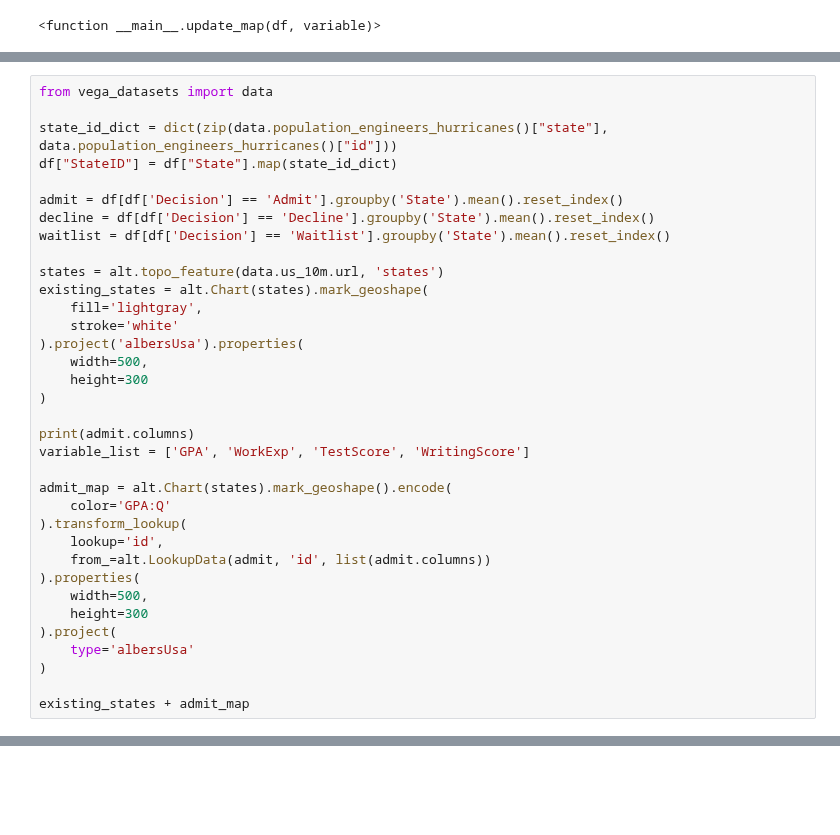
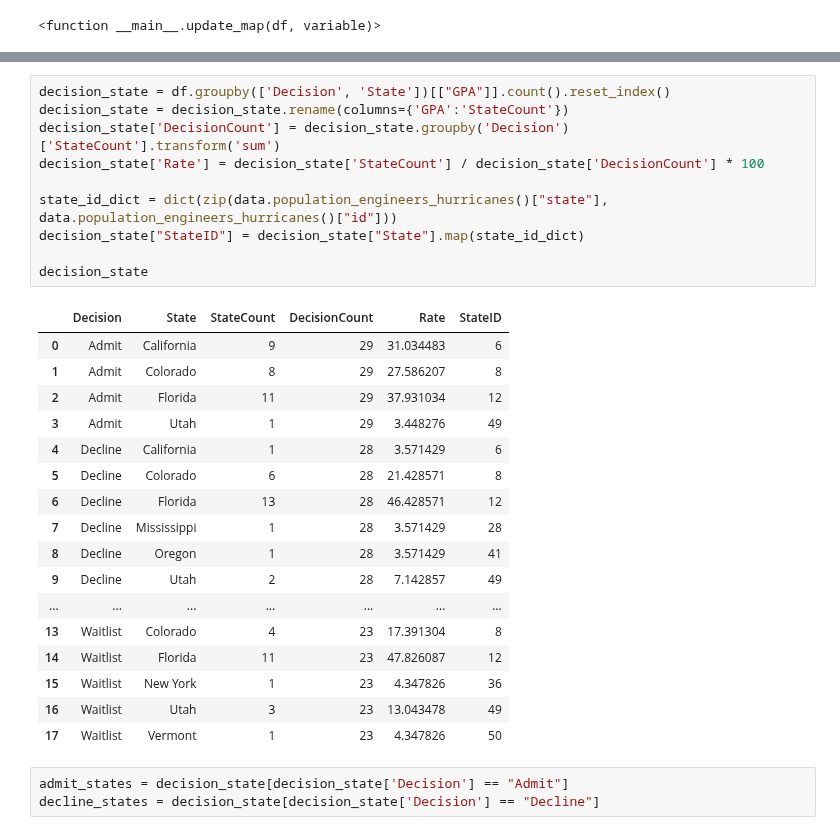
Before and after one commit to ad1589/dsan-5900.github.io, a Jupyter notebook: code/eda.ipynb, the cells around one changed output, grey strips where cells are left out. Cells and saved outputs as stored; diff of their text form; blank space fills up the shorter version.

```diff
--- a/code/eda.ipynb
+++ b/code/eda.ipynb
@@ -337,38 +339,3 @@ states + choropleth
 
 'add_selection' is deprecated. Use 'add_params' instead.
 [interactive output not drawn]
-# %%
-from vega_datasets import data
-
-state_id_dict = dict(zip(data.population_engineers_hurricanes()["state"], data.population_engineers_hurricanes()["id"]))
-df["StateID"] = df["State"].map(state_id_dict)
-
-admit = df[df['Decision'] == 'Admit'].groupby('State').mean().reset_index()
-decline = df[df['Decision'] == 'Decline'].groupby('State').mean().reset_index()
-waitlist = df[df['Decision'] == 'Waitlist'].groupby('State').mean().reset_index()
-
-states = alt.topo_feature(data.us_10m.url, 'states')
-existing_states = alt.Chart(states).mark_geoshape(
-    fill='lightgray',
-    stroke='white'
-).project('albersUsa').properties(
-    width=500,
-    height=300
-)
-
-print(admit.columns)
-variable_list = ['GPA', 'WorkExp', 'TestScore', 'WritingScore']
-
-admit_map = alt.Chart(states).mark_geoshape().encode(
-    color='GPA:Q'
-).transform_lookup(
-    lookup='id',
-    from_=alt.LookupData(admit, 'id', list(admit.columns))
-).properties(
-    width=500,
-    height=300
-).project(
-    type='albersUsa'
-)
-
-existing_states + admit_map
@@ -526,0 +342,31 @@ The default value of numeric_only in DataFrameGroupBy.mean is deprecated. In a f
+# %%
+decision_state = df.groupby(['Decision', 'State'])[["GPA"]].count().reset_index()
+decision_state = decision_state.rename(columns={'GPA':'StateCount'})
+decision_state['DecisionCount'] = decision_state.groupby('Decision')['StateCount'].transform('sum')
+decision_state['Rate'] = decision_state['StateCount'] / decision_state['DecisionCount'] * 100
+
+state_id_dict = dict(zip(data.population_engineers_hurricanes()["state"], data.population_engineers_hurricanes()["id"]))
+decision_state["StateID"] = decision_state["State"].map(state_id_dict)
+
+decision_state
+# %% [output]
+|  | Decision | State | StateCount | DecisionCount | Rate | StateID |
+| 0 | Admit | California | 9 | 29 | 31.034483 | 6 |
+| 1 | Admit | Colorado | 8 | 29 | 27.586207 | 8 |
+| 2 | Admit | Florida | 11 | 29 | 37.931034 | 12 |
+| 3 | Admit | Utah | 1 | 29 | 3.448276 | 49 |
+| 4 | Decline | California | 1 | 28 | 3.571429 | 6 |
+| 5 | Decline | Colorado | 6 | 28 | 21.428571 | 8 |
+| 6 | Decline | Florida | 13 | 28 | 46.428571 | 12 |
+| 7 | Decline | Mississippi | 1 | 28 | 3.571429 | 28 |
+| 8 | Decline | Oregon | 1 | 28 | 3.571429 | 41 |
+| 9 | Decline | Utah | 2 | 28 | 7.142857 | 49 |
+| ... | ... | ... | ... | ... | ... | ... |
+| 13 | Waitlist | Colorado | 4 | 23 | 17.391304 | 8 |
+| 14 | Waitlist | Florida | 11 | 23 | 47.826087 | 12 |
+| 15 | Waitlist | New York | 1 | 23 | 4.347826 | 36 |
+| 16 | Waitlist | Utah | 3 | 23 | 13.043478 | 49 |
+| 17 | Waitlist | Vermont | 1 | 23 | 4.347826 | 50 |
+# %%
+admit_states = decision_state[decision_state['Decision'] == "Admit"]
+decline_states = decision_state[decision_state['Decision'] == "Decline"]
```
Also changed, not shown: parts of 7 cells of this notebook.
